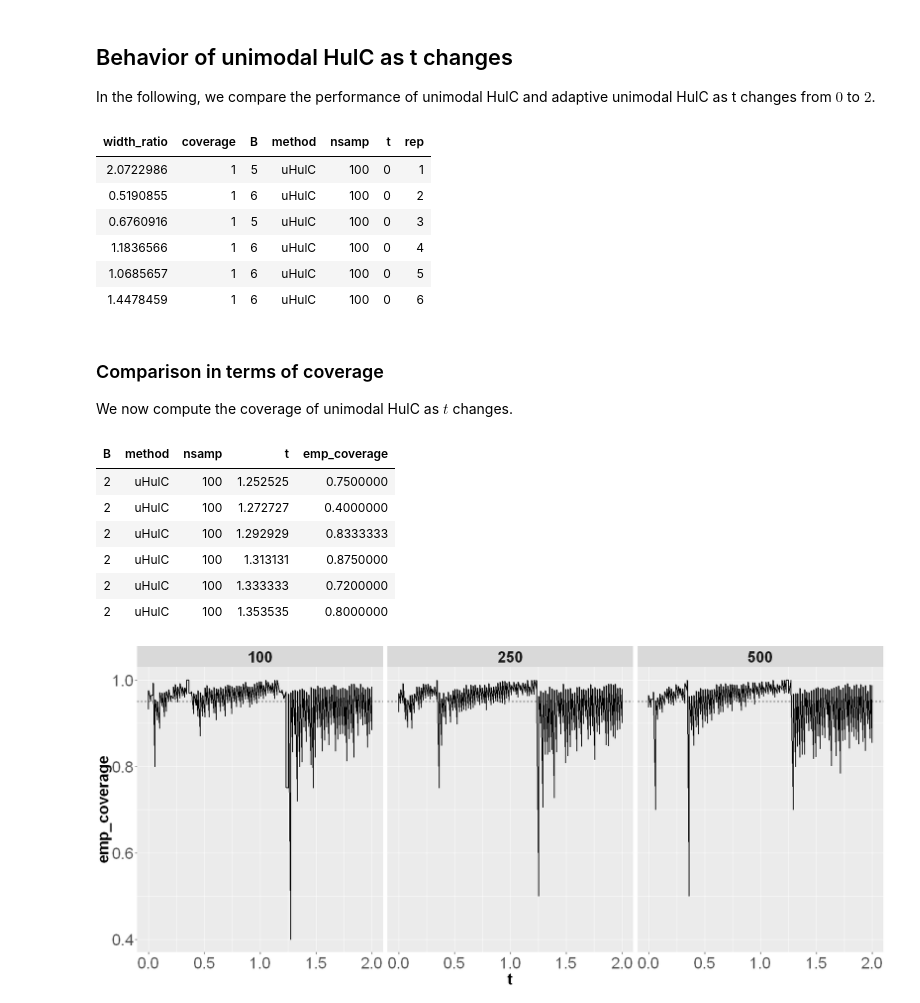
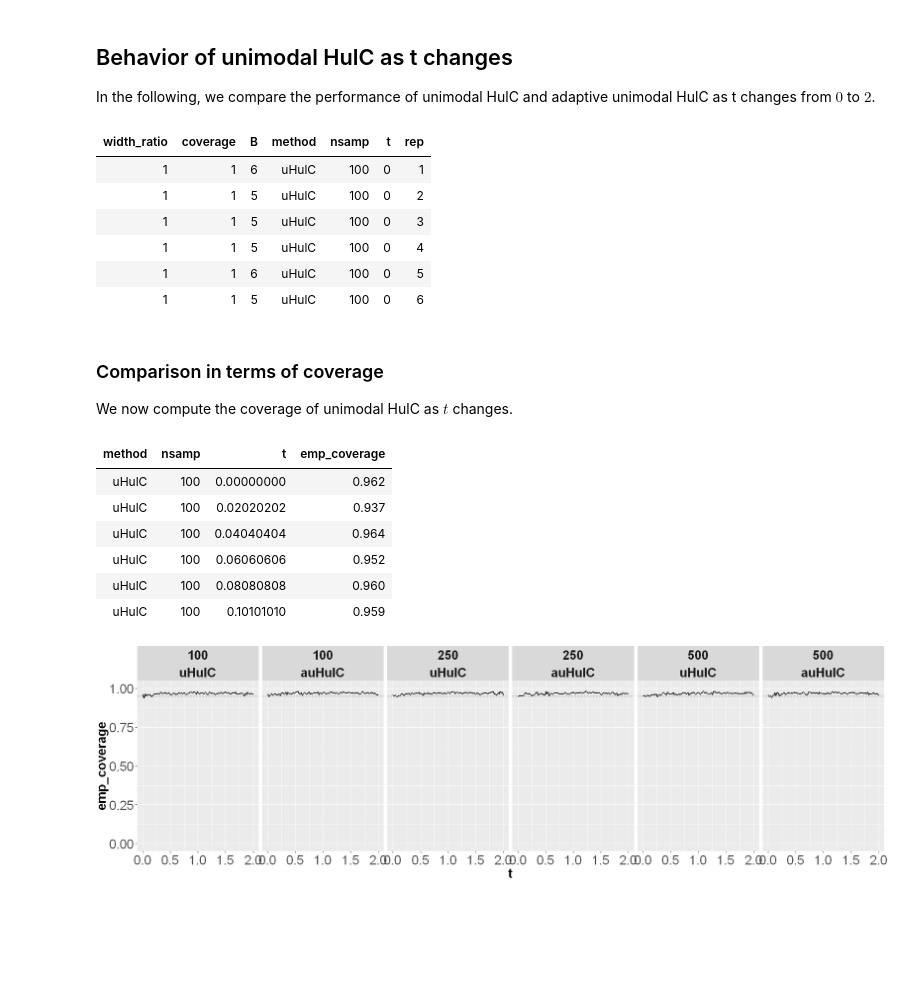
Before and after one commit to Arun-Kuchibhotla/HulC, a Jupyter notebook: R/HulC, Adaptive HulC, and Unimodal HulC.ipynb, the cells around one changed output. Drawn from its saved outputs; the diff is of its cells as text; code cells hidden in the pictures; blank space fills up the shorter version.

Commit message:
Update HulC, Adaptive HulC, and Unimodal HulC.ipynb
Finished the notebook. Comparison of HulC and unimodal HulC in the normal means case.

```diff
--- a/R/HulC, Adaptive HulC, and Unimodal HulC.ipynb
+++ b/R/HulC, Adaptive HulC, and Unimodal HulC.ipynb
@@ -238,7 +265,7 @@ set.seed(2021)
 nrep <- 1000
 nsamp_seq <- c(100, 250, 500)
 t_seq <- seq(0, 2, length = 100)
-method_seq <- c("uHulC")
+method_seq <- c("uHulC", "auHulC")
 grid <- expand.grid(1:nrep, method_seq, nsamp_seq, t_seq)
 ### width_ratio stores the ratio of width of the method to the
 ### Wald interval.
@@ -247,7 +274,9 @@ mat <- data.frame(width_ratio = rep(0, nrow(grid)), coverage = rep(0, nrow(grid)
 
 for(idx in 1:nrow(grid)){
     x <- rnorm(mat$nsamp[idx])
+    set.seed(idx)
     tmp <- foo(x, mat$method[idx], t = mat$t[idx])
+    set.seed(idx)
     tmp_HulC <- foo(x, "HulC")
     mat$width_ratio[idx] <- (tmp$CI[2] - tmp$CI[1])/(tmp_HulC$CI[2] - tmp_HulC$CI[1])
     mat$coverage[idx] <- (prod(tmp$CI) <= 0)
@@ -256,38 +285,40 @@ for(idx in 1:nrow(grid)){
 head(mat)
 # %% [output]
 | width_ratio | coverage | B | method | nsamp | t | rep |
-| 2.0722986 | 1 | 5 | uHulC | 100 | 0 | 1 |
-| 0.5190855 | 1 | 6 | uHulC | 100 | 0 | 2 |
-| 0.6760916 | 1 | 5 | uHulC | 100 | 0 | 3 |
-| 1.1836566 | 1 | 6 | uHulC | 100 | 0 | 4 |
-| 1.0685657 | 1 | 6 | uHulC | 100 | 0 | 5 |
-| 1.4478459 | 1 | 6 | uHulC | 100 | 0 | 6 |
+| 1 | 1 | 6 | uHulC | 100 | 0 | 1 |
+| 1 | 1 | 5 | uHulC | 100 | 0 | 2 |
+| 1 | 1 | 5 | uHulC | 100 | 0 | 3 |
+| 1 | 1 | 5 | uHulC | 100 | 0 | 4 |
+| 1 | 1 | 6 | uHulC | 100 | 0 | 5 |
+| 1 | 1 | 5 | uHulC | 100 | 0 | 6 |
 # %% [markdown]
 ### Comparison in terms of coverage
 We now compute the coverage of unimodal HulC as $t$ changes.
 # %%
 library("tidyverse")
-mat_coverage <- mat %>% group_by(B, method, nsamp, t) %>% summarise(emp_coverage = mean(coverage, na.rm = TRUE))
+mat_coverage <- mat %>% group_by(method, nsamp, t) %>% summarise(emp_coverage = mean(coverage, na.rm = TRUE))
 head(mat_coverage)
+options(repr.plot.width=17, repr.plot.height=5)
 ggplot(data = mat_coverage, mapping = aes(x = t, y = emp_coverage)) +
     geom_line(size = 0.8) +
-    facet_grid(~nsamp) +
+    ylim(c(0, 1)) +
+    facet_grid(~nsamp + method) +
     geom_hline(yintercept = 0.95, linetype = 2) +
     theme(
             axis.text.x=element_text(size = 20),
             axis.text.y=element_text(size=20),
             axis.title=element_text(size=20,face="bold"),
             strip.text = element_text(size=20,face = "bold"),
             plot.margin = unit(c(0,0.2,0,0), "cm"),
             plot.title=element_text(size=20),
             axis.text=element_text(size=12)
     )
 # %% [output]
-| B | method | nsamp | t | emp_coverage |
-| 2 | uHulC | 100 | 1.252525 | 0.7500000 |
-| 2 | uHulC | 100 | 1.272727 | 0.4000000 |
-| 2 | uHulC | 100 | 1.292929 | 0.8333333 |
-| 2 | uHulC | 100 | 1.313131 | 0.8750000 |
-| 2 | uHulC | 100 | 1.333333 | 0.7200000 |
-| 2 | uHulC | 100 | 1.353535 | 0.8000000 |
+| method | nsamp | t | emp_coverage |
+| uHulC | 100 | 0.00000000 | 0.962 |
+| uHulC | 100 | 0.02020202 | 0.937 |
+| uHulC | 100 | 0.04040404 | 0.964 |
+| uHulC | 100 | 0.06060606 | 0.952 |
+| uHulC | 100 | 0.08080808 | 0.960 |
+| uHulC | 100 | 0.10101010 | 0.959 |
-[figure, old version]
+[figure, new version]
```
Also changed, not shown: parts of 9 cells of this notebook.
